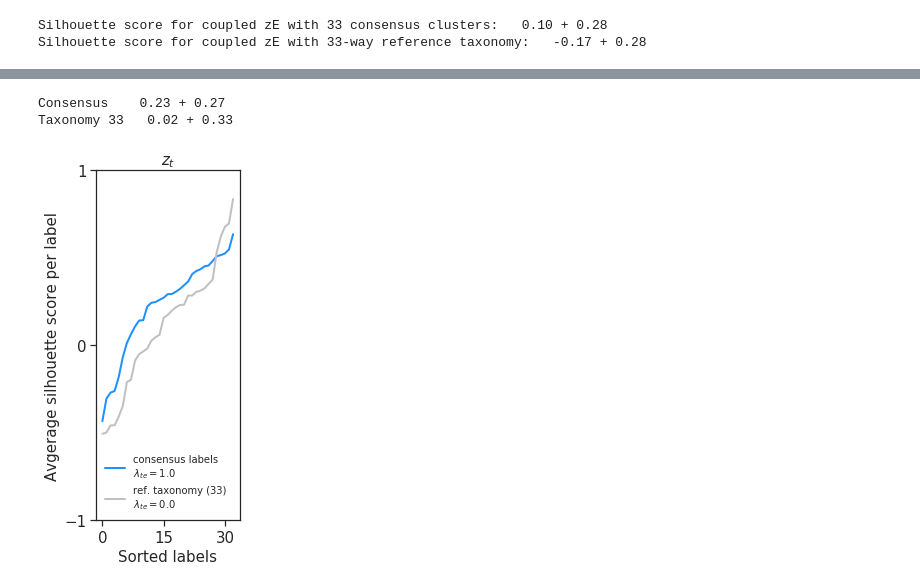
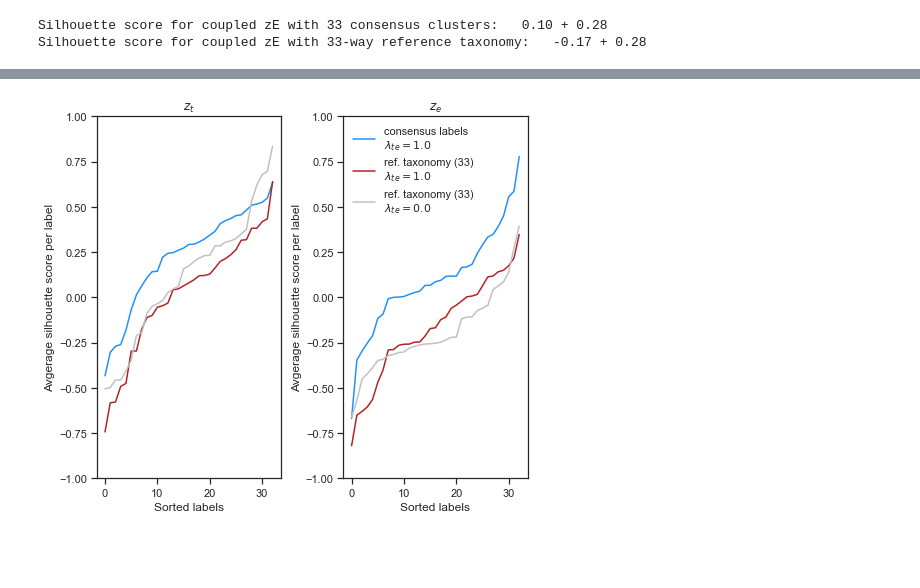
Before and after one commit to AllenInstitute/coupledAE-patchseq, a Jupyter notebook: cplAE_TE/notebooks/05_analysis_silhouette.ipynb, the cells around one changed output, grey strips where cells are left out. Drawn from its saved outputs; the diff is of its cells as text; code cells hidden in the pictures; blank space fills up the shorter version.

```diff
--- a/cplAE_TE/notebooks/05_analysis_silhouette.ipynb
+++ b/cplAE_TE/notebooks/05_analysis_silhouette.ipynb
@@ -162,9 +172,12 @@ df_label_list_E_tax = []
 df_sample_list_T_tax = []
 df_label_list_T_tax = []
 
-tax_labels,n_classes = taxonomy_assignments(O['cluster'].copy(),datadict=O.copy(),n_required_classes=33, merge_on='well_sampled')
+tax_labels,n_classes = taxonomy_assignments(deepcopy(O['cluster']),
+                                            datadict=deepcopy(O),
+                                            n_required_classes=33,
+                                            merge_on='well_sampled')
 
-for k in range(n_best):
+for k in range(n_best_models):
     all_inds = O['well_sampled_ind'].copy()
     test_inds = folds_1[best_TE_model_keys[k]]['well_sampled_test_ind'].copy()
 
@@ -307,37 +288,29 @@ plt.show()
-# %%
-plt.figure(figsize=(3,6))
-
-plt.plot(df_label_list_T_gmm[0]['sil']['mean'].values,  lw=2,  color=col[0],label=r'consensus labels'+'\n'+ r'$\lambda_{te}=1.0$')
-#plt.plot(df_label_list_T_tax[0]['sil']['mean'].values,  lw=2,  color=col[1],label=r'ref. taxonomy (33)')
-plt.plot(df_label_list_T_tax_unc[0]['sil']['mean'].values,  lw=2,  color=col[2],label=r'ref. taxonomy (33)'+'\n'+ r'$\lambda_{te}=0.0$')
-
-x = np.mean(df_label_list_T_gmm[0]["sil"]["mean"].values)
-y = np.std(df_label_list_T_gmm[0]["sil"]["mean"].values)
-print(f'Consensus    {x:0.2f} + {y:0.2f}')
-x=np.mean(df_label_list_T_tax[0]['sil']['mean'].values)
-y=np.std(df_label_list_T_tax[0]['sil']['mean'].values)
-print(f'Taxonomy 33   {x:0.2f} + {y:0.2f}')
-
-
-ax = plt.gca()
-ax.set_title(r'$z_t$',fontsize=fs)
-ax.set_xlabel('Sorted labels',fontsize=fs)
-#ax.set_ylabel('Avgerage silhouette score per label',fontsize=fs,rotation=-90)
-# ax.yaxis.set_label_position("right")
-# ax.yaxis.tick_right()
-ax.set_ylabel('Avgerage silhouette score per label',fontsize=fs)
-ax.set_ylim(-1,1)
-ax.set_yticks([-1,0,1])
-ax.set_xticks([0,15,30])
-plt.setp(ax.get_xticklabels(), fontsize=fs)
-plt.setp(ax.get_yticklabels(), fontsize=fs)
-plt.tight_layout()
-#plt.savefig(fig_path+f'gmm_labels_vs_taxonomy33_zt.png',dpi=300)
-#plt.savefig(fig_path+f'Fig_3d.pdf')
-plt.legend(fontsize=10,frameon=False)
-plt.savefig(fig_path+f'Fig_ED_8b.pdf')
-plt.show()
-# %% [output]
-Consensus    0.23 + 0.27
-Taxonomy 33   0.02 + 0.33
-[figure, removed]
+# %%
+col=['dodgerblue','firebrick','silver']
+plt.figure(figsize=(7,6))
+
+plt.subplot(121)
+plt.plot(df_label_list_T_gmm[0]['sil']['mean'].values, color=col[0],label=r'consensus labels'+'\n'+ r'$\lambda_{te}=1.0$')
+plt.plot(df_label_list_T_tax[0]['sil']['mean'].values, color=col[1],label=r'ref. taxonomy (33)'+'\n'+ r'$\lambda_{te}=1.0$')
+plt.plot(df_label_list_T_tax_unc[0]['sil']['mean'].values, color=col[2],label=r'ref. taxonomy (33)'+'\n'+ r'$\lambda_{te}=0.0$')
+ax = plt.gca()
+ax.set(**{'title':r'$z_t$',
+        'xlabel':'Sorted labels',
+        'ylabel':'Avgerage silhouette score per label',
+        'ylim':(-1,1)})
+
+plt.subplot(122)
+plt.plot(df_label_list_E_gmm[0]['sil']['mean'].values, color=col[0],label=r'consensus labels'+'\n'+ r'$\lambda_{te}=1.0$')
+plt.plot(df_label_list_E_tax[0]['sil']['mean'].values, color=col[1],label=r'ref. taxonomy (33) '+'\n'+ r'$\lambda_{te}=1.0$')
+plt.plot(df_label_list_E_tax_unc[0]['sil']['mean'].values, color=col[2],label=r'ref. taxonomy (33) '+'\n'+ r'$\lambda_{te}=0.0$')
+ax = plt.gca()
+ax.set(**{'title':r'$z_e$',
+        'xlabel':'Sorted labels',
+        'ylabel':'Avgerage silhouette score per label',
+        'ylim':(-1,1)})
+
+plt.legend(frameon=False)
+plt.tight_layout()
+plt.show()
+# %% [output]
+[figure, added]
```
Also changed, not shown: parts of 13 cells of this notebook.
